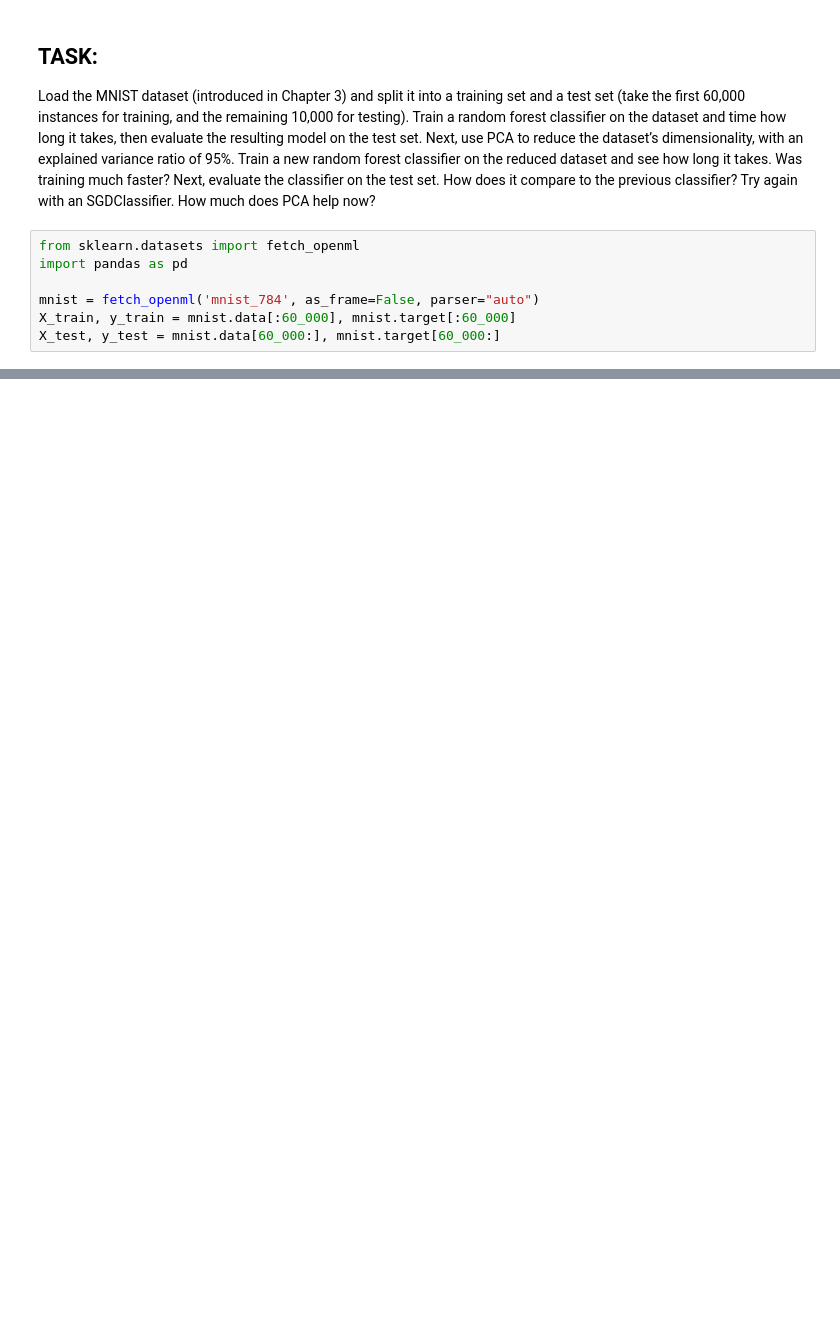
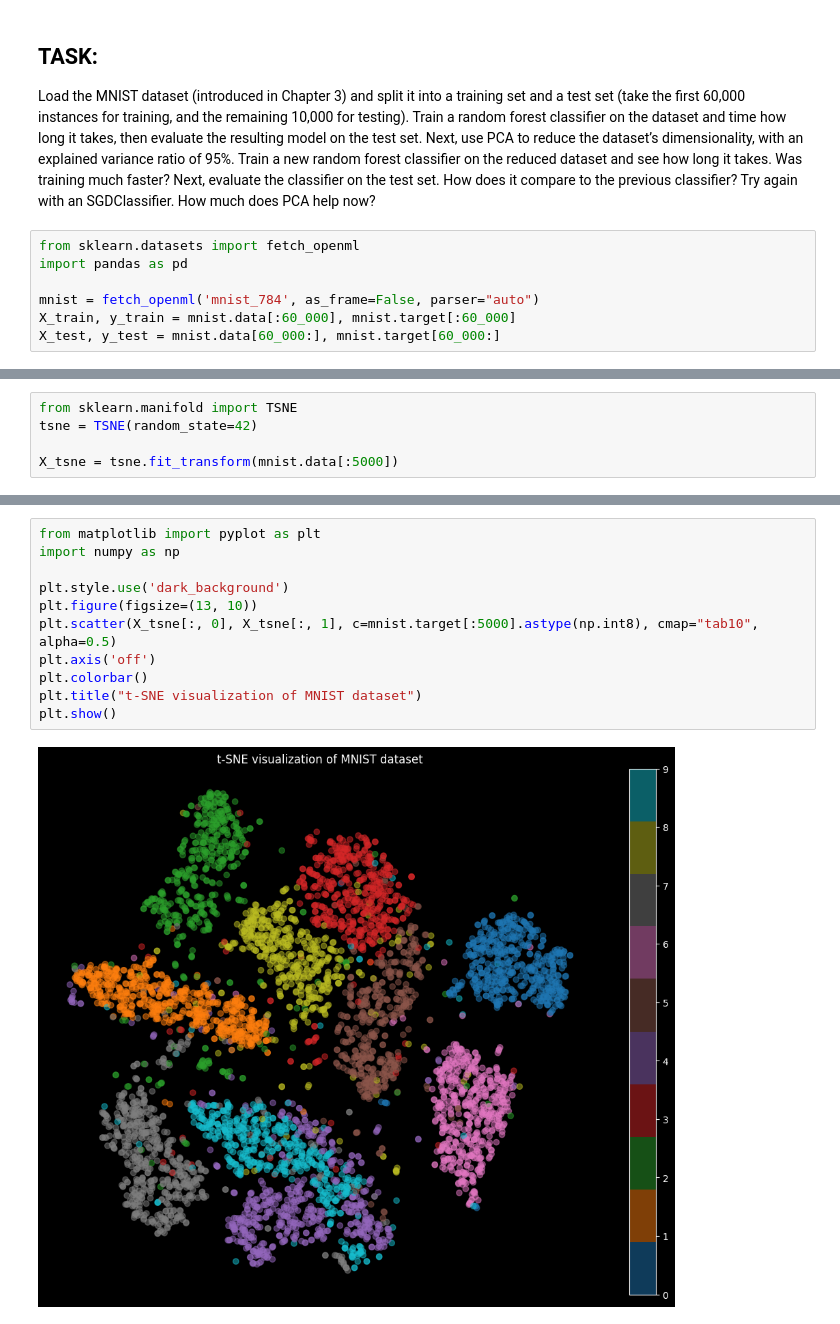
Before and after one commit to Qizix/bacis-ml-models, a Jupyter notebook: Dimensional Reduction/main.ipynb, the cells around one changed output, grey strips where cells are left out. Drawn from its saved outputs; the diff is of its cells as text; blank space fills up the shorter version.

```diff
--- a/Dimensional Reduction/main.ipynb
+++ b/Dimensional Reduction/main.ipynb
@@ -56,0 +91,5 @@ KeyboardInterrupt:
+# %%
+from sklearn.manifold import TSNE
+tsne = TSNE(random_state=42)
+
+X_tsne = tsne.fit_transform(mnist.data[:5000])
@@ -56,0 +111,13 @@ KeyboardInterrupt:
+# %%
+from matplotlib import pyplot as plt
+import numpy as np
+
+plt.style.use('dark_background')
+plt.figure(figsize=(13, 10))
+plt.scatter(X_tsne[:, 0], X_tsne[:, 1], c=mnist.target[:5000].astype(np.int8), cmap="tab10", alpha=0.5)
+plt.axis('off')
+plt.colorbar()
+plt.title("t-SNE visualization of MNIST dataset")
+plt.show()
+# %% [output]
+[figure, added]
```
Also changed, not shown: parts of 5 cells of this notebook, 2 other files.
